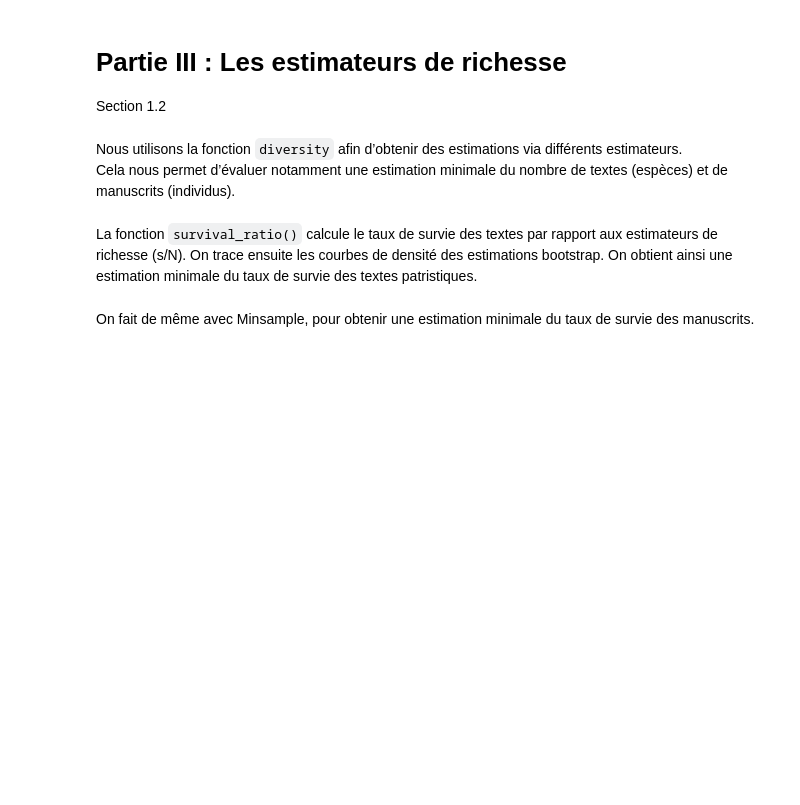
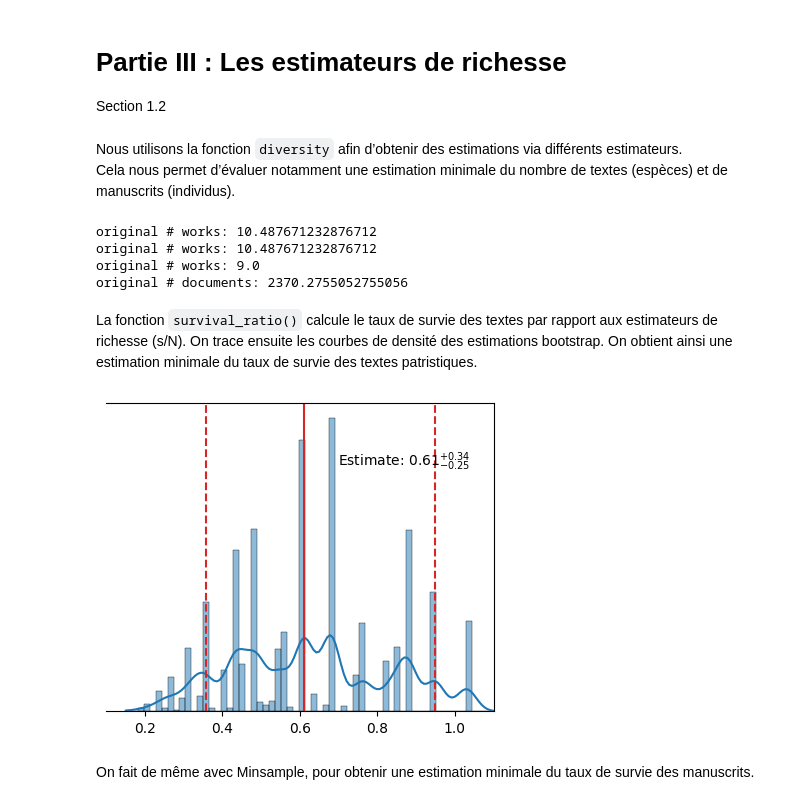
Before and after one commit to Emiliegd14/IberianChurchFather_tradition, a Jupyter notebook: unseen_species/copia.ipynb, the cells around one changed output. Saved outputs shown, nothing was run; the diff lists cells and outputs as text; code cells hidden in the pictures; blank space fills up the shorter version.

Commit message:
corrs copia

```diff
--- a/unseen_species/copia.ipynb
+++ b/unseen_species/copia.ipynb
@@ -106,28 +113,11 @@ Nous allons maintenant calculer les **données d’abondance** pour chacun de ce
 **NB** : Le code qui s'ensuit est celui accompagnant ""Forgotten Books: The Application of Unseen Species Models to the Survival of Culture" [2021], by Mike Kestemont, Folgert Karsdorp, Elisabeth de Bruijn, Matthew Driscoll, Katarzyna A. Kapitan, Pádraig Ó Macháin, Daniel Sawyer, Remco Sleiderink & Anne Chao. Il est disponible à l'adresse : https://github.com/mikekestemont/forgotten-books.
 # %% [markdown]
 Avant cela, nous réduisons nos deux jeux de données (poetry et prose) aux données qui seront utiles, à savoir le titre du texte, la côte du manuscrit et le nom de l'auteur.
-# %%
-
-
-# On créé un dictionnaire vide pour stocker les DataFrames
-lits = {}
-
-# On spécifie le chemin du répertoire
-repertoire_local = r"C:\Users\Guidi\Desktop\Ecole_Chartes\Memoire\data_copia"
-
-# On lit tous les fichiers Excel dans le répertoire spécifié
-for fn in sorted(glob.glob(f'{repertoire_local}/*.xlsx')):
-    # Lire chaque fichier Excel et supprimer les lignes sans titre
-    df = pd.read_excel(fn, engine='openpyxl').dropna(subset=["workTitle"])
-
-    # On extrait le nom du fichier sans l'extension .xlsx et le convertir en minuscules
-    lang = os.path.basename(fn).replace('.xlsx', '').lower()
-
-    # On ajoute les colonnes 'title', 'signature' et 'repository' au dictionnaire
-    lits[lang] = df[['witSignature', 'workTitle','workAuthor']]
-
-# Affiche results juste pour vérifier
-print(lits)
+# %%
+lits = {
+    "poetry": df_final,
+#    "prose": prose_df
+}
 # %% [markdown]
 On peut alors calculer nos données d'abondance !
 # %%
@@ -185,24 +193,34 @@ Section 1.2
 Nous utilisons la fonction `diversity` afin d’obtenir des estimations via différents estimateurs.
 Cela nous permet d’évaluer notamment une estimation minimale du nombre de textes (espèces) et de manuscrits (individus).
 # %%
-print('original # works:', diversity(abundance, method='chao1'))
-print('original # works:', diversity(abundance, method='ichao1'))
-print('original # works:', diversity(abundance, method='jackknife', CI=False,))
-print('original # works:', diversity(abundance, method='ACE', k=3))
-print('original # works:', diversity(abundance, method='egghe_proot', alpha=200))
+import copia as cp
 
-print('original # documents:', diversity(abundance, method='minsample'))
+print('original # works:', cp.diversity(abundance, method='chao1'))
+print('original # works:', cp.diversity(abundance, method='ichao1'))
+print('original # works:', cp.diversity(abundance, method='jackknife', CI=False,))
+#print('original # works:', diversity(abundance, method='ACE', k=3))
+#print('original # works:', diversity(abundance, method='egghe_proot', alpha=200))
+
+print('original # documents:', cp.diversity(abundance, method='minsample'))
+# %% [output]
+original # works: 10.487671232876712
+original # works: 10.487671232876712
+original # works: 9.0
+original # documents: 2370.2755052755056
 # %% [markdown]
 La fonction `survival_ratio()` calcule le taux de survie des textes par rapport aux estimateurs de richesse (s/N). On trace ensuite les courbes de densité des estimations bootstrap. On obtient ainsi une estimation minimale du taux de survie des textes patristiques.
 # %%
-wsurvival_all = survival_ratio(abundance, method='chao1', CI= CI, n_iter=1000, n_jobs=1)
+wsurvival_all = u.survival_ratio(abundance, method='chao1', n_iter=100000, n_jobs=8)
 # %%
-ax = density(wsurvival_all, figsize=(5, 4), xlim=(0.1, 1.1))
+import matplotlib.pyplot as plt
+ax = cp.density(wsurvival_all, figsize=(5, 4), xlim=(0.1, 1.1))
 ax.set_yticklabels([])
 ax.tick_params(axis='y', which='both', left=False)
 ax.set_ylabel(None)
 ax.spines['left'].set_visible(False)
-plt.savefig('../outputs/dens_works.pdf')
+plt.savefig('./outputs/dens_works.pdf')
+# %% [output]
+[figure, added]
 # %% [markdown]
 On fait de même avec Minsample, pour obtenir une estimation minimale du taux de survie des manuscrits.
 # %%
```
Also changed, not shown: parts of 17 cells of this notebook, 7 other files.
